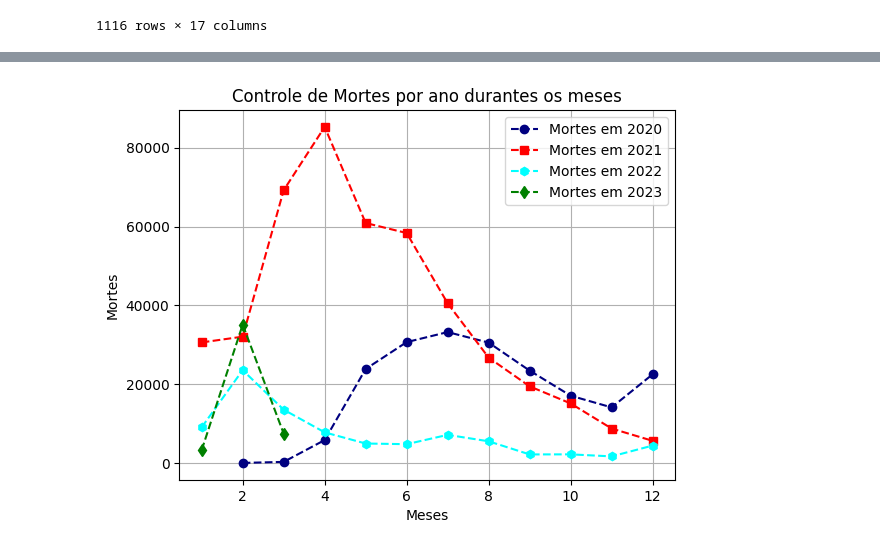
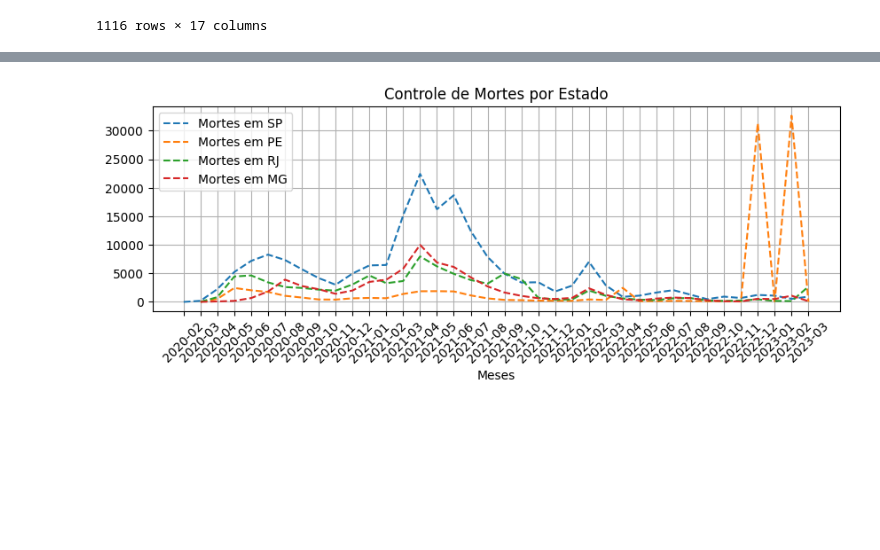
Before and after one commit to ericgbraz/COLAB_PED, a Jupyter notebook: Projeto_Final.ipynb, the cells around one changed output, grey strips where cells are left out. Cells and saved outputs as stored; diff of their text form; code cells hidden in the pictures; blank space fills up the shorter version.

```diff
--- a/Projeto_Final.ipynb
+++ b/Projeto_Final.ipynb
@@ -138,11 +113,0 @@ plt.show()
-# %%
-plt.rcdefaults()
-plt.style.use('seaborn-whitegrid')
-plt.bar(df_sp['ano_mes'], df_sp['newDeaths'], label= 'Valor Máx de Mortes em um dia '+str(df_sp['newDeaths'].max()))
-plt.title(f"Evolução de mortes em São Paulo/SP")
-plt.xlabel("Ano Mês")
-plt.ylabel("Mortes")
-plt.xticks(rotation=90)
-#plt.show()
-plt.grid(axis='y')
-plt.legend();
@@ -193,25 +403,28 @@ plt.legend();
 # %%
+df_sp = df_estado.query('state == "SP"')
+df_pe = df_estado.query('state == "PE"')
+df_rj = df_estado.query('state == "RJ"')
+df_mg = df_estado.query('state == "MG"')
+
 plt.rcdefaults()
 
-mortes_por_mes_2020 = df_final[df_final['ano'] == 2020].groupby('mes')['newDeaths'].sum()
-mortes_por_mes_2021 = df_final[df_final['ano'] == 2021].groupby('mes')['newDeaths'].sum()
-mortes_por_mes_2022 = df_final[df_final['ano'] == 2022].groupby('mes')['newDeaths'].sum()
-mortes_por_mes_2023 = df_final[df_final['ano'] == 2023].groupby('mes')['newDeaths'].sum()
+mortes_sp = df_estado[df_estado['state'] == 'SP'].groupby('ano_mes')['newDeaths'].sum()
+mortes_pe = df_estado[df_estado['state'] == 'PE'].groupby('ano_mes')['newDeaths'].sum()
+mortes_rj = df_estado[df_estado['state'] == 'RJ'].groupby('ano_mes')['newDeaths'].sum()
+mortes_mg = df_estado[df_estado['state'] == 'MG'].groupby('ano_mes')['newDeaths'].sum()
+plt.figure(figsize=(10, 3))
+plt.plot(mortes_sp.index, mortes_sp.values, label = "Mortes em SP", linestyle='dashed')
+plt.plot(mortes_pe.index, mortes_pe.values, label = "Mortes em PE", linestyle='dashed')
+plt.plot(mortes_rj.index, mortes_rj.values, label = "Mortes em RJ", linestyle='dashed')
+plt.plot(mortes_mg.index, mortes_mg.values, label = "Mortes em MG", linestyle='dashed')
 
-x_periodo = ['JAN','FEB','MAR','APR','MAY','JUN','JUL','AUG','SEP','OCT','NOV','DEC']
-
-plt.plot(mortes_por_mes_2020.index, mortes_por_mes_2020.values, label = "Mortes em 2020", marker = 'o',linestyle='dashed', color ='navy')
-plt.plot(mortes_por_mes_2021.index, mortes_por_mes_2021.values, label = "Mortes em 2021", marker = 's',linestyle='dashed', color ='red')
-plt.plot(mortes_por_mes_2022.index, mortes_por_mes_2022.values, label = "Mortes em 2022", marker = 'h',linestyle='dashed', color ='cyan')
-plt.plot(mortes_por_mes_2023.index, mortes_por_mes_2023.values, label = "Mortes em 2023", marker = 'd',linestyle='dashed', color ='green')
-
-plt.title("Controle de Mortes por ano durantes os meses")
-plt.ylabel("Mortes")
+plt.title("Controle de Mortes por Estado")
 plt.xlabel("Meses")
 plt.grid()
+plt.xticks(rotation=45)
 plt.legend();
 # %% [output]
-[figure, old version]
+[figure, new version]
 # %%
 plt.rcdefaults()
 
```
Also changed, not shown: parts of 28 cells of this notebook.
